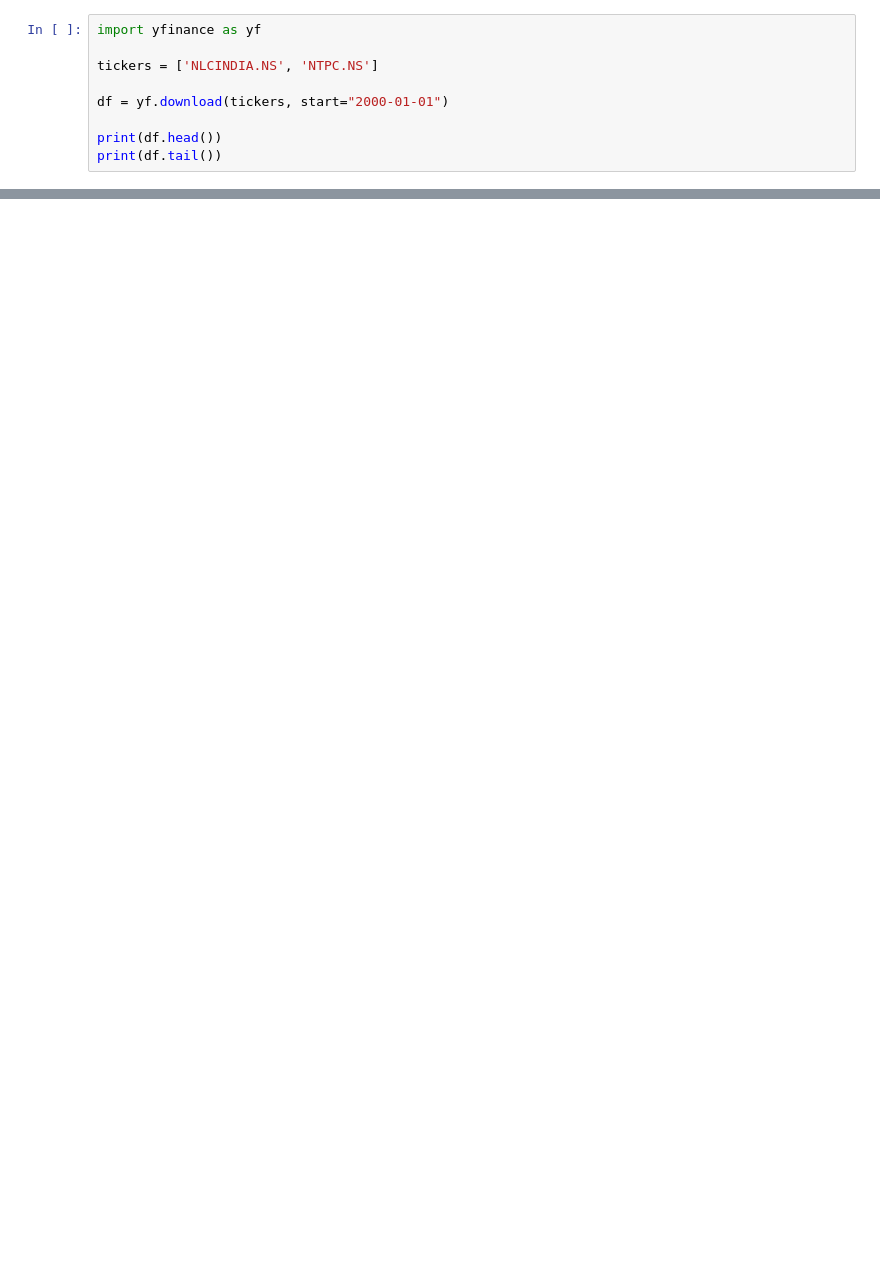
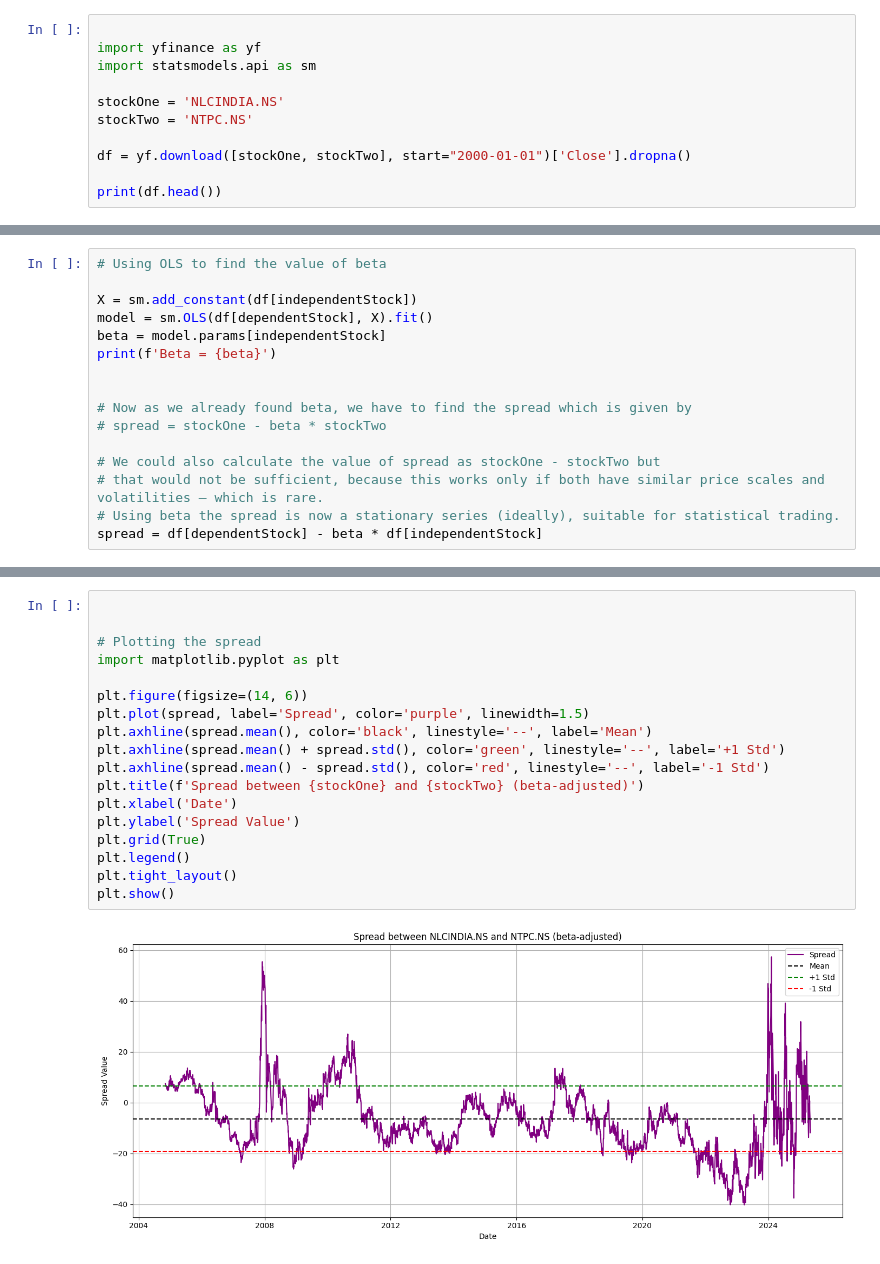
Before and after one commit to Sparsh-Kumar/quantresearch, a Jupyter notebook: notebooks/correlation_study_adf_kpss_tests.ipynb, the cells around one changed output, grey strips where cells are left out. Drawn from its saved outputs; the diff is of its cells as text; blank space fills up the shorter version.

Commit message:
successfully calculated the spread of two equities.

```diff
--- a/notebooks/correlation_study_adf_kpss_tests.ipynb
+++ b/notebooks/correlation_study_adf_kpss_tests.ipynb
@@ -21,13 +21,15 @@ Note: you may need to restart the kernel to use updated packages.
 [notice] A new release of pip is available: 25.0.1 -> 25.1.1
 [notice] To update, run: C:\Users\sparsh\AppData\Local\Microsoft\WindowsApps\PythonSoftwareFoundation.Python.3.12_qbz5n2kfra8p0\python.exe -m pip install --upgrade pip
 # %%
+
 import yfinance as yf
+import statsmodels.api as sm
 
-tickers = ['NLCINDIA.NS', 'NTPC.NS']
+stockOne = 'NLCINDIA.NS'
+stockTwo = 'NTPC.NS'
 
-df = yf.download(tickers, start="2000-01-01")
+df = yf.download([stockOne, stockTwo], start="2000-01-01")['Close'].dropna()
 
 print(df.head())
-print(df.tail())
 # %% [output]
 [*********************100%***********************]  2 of 2 completed
@@ -50,0 +90,16 @@ Date
+# %%
+# Using OLS to find the value of beta
+
+X = sm.add_constant(df[independentStock])
+model = sm.OLS(df[dependentStock], X).fit()
+beta = model.params[independentStock]
+print(f'Beta = {beta}')
+
+
+# Now as we already found beta, we have to find the spread which is given by
+# spread = stockOne - beta * stockTwo
+
+# We could also calculate the value of spread as stockOne - stockTwo but
+# that would not be sufficient, because this works only if both have similar price scales and volatilities — which is rare.
+# Using beta the spread is now a stationary series (ideally), suitable for statistical trading.
+spread = df[dependentStock] - beta * df[independentStock]
@@ -50,0 +108,20 @@ Date
+# %%
+
+
+# Plotting the spread
+import matplotlib.pyplot as plt
+
+plt.figure(figsize=(14, 6))
+plt.plot(spread, label='Spread', color='purple', linewidth=1.5)
+plt.axhline(spread.mean(), color='black', linestyle='--', label='Mean')
+plt.axhline(spread.mean() + spread.std(), color='green', linestyle='--', label='+1 Std')
+plt.axhline(spread.mean() - spread.std(), color='red', linestyle='--', label='-1 Std')
+plt.title(f'Spread between {stockOne} and {stockTwo} (beta-adjusted)')
+plt.xlabel('Date')
+plt.ylabel('Spread Value')
+plt.grid(True)
+plt.legend()
+plt.tight_layout()
+plt.show()
+# %% [output]
+[figure, added]
```
Also changed, not shown: parts of 5 cells of this notebook.
